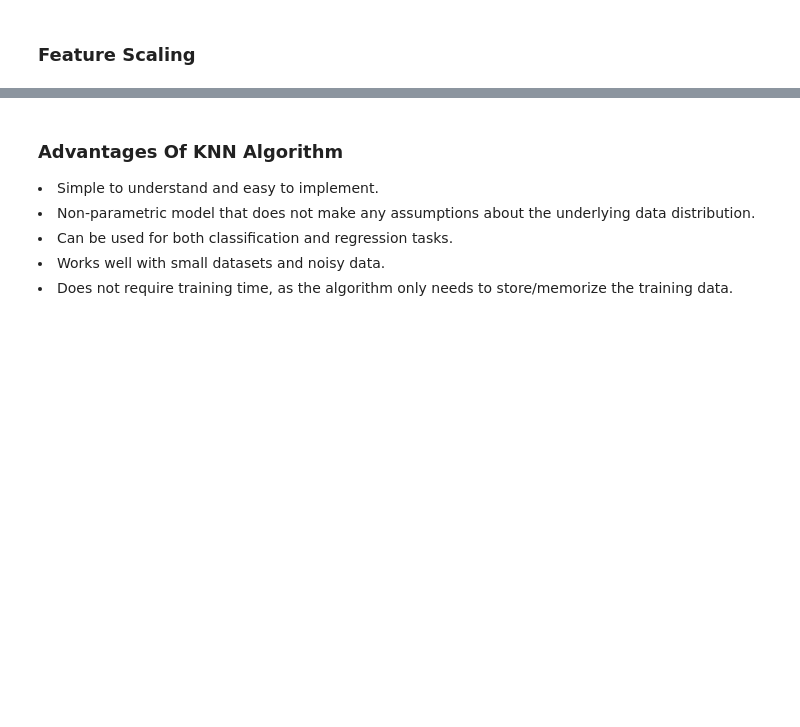
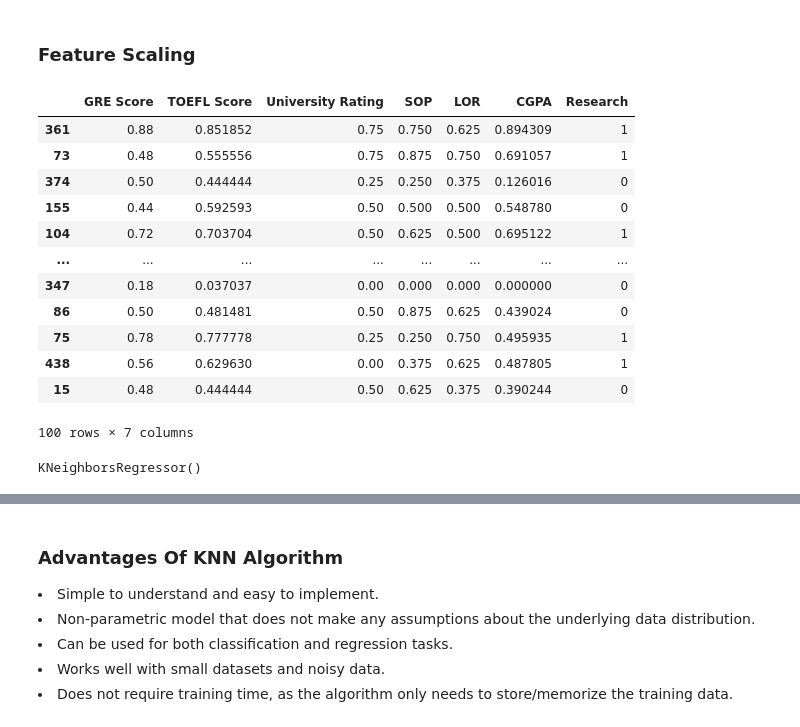
Before and after one commit to prabhat-123/Python_For_Data_Science, a Jupyter notebook: August_Lumbini_Course/notebooks/knn.ipynb, the cells around one changed output, grey strips where cells are left out. Cells and saved outputs as stored; diff of their text form; code cells hidden in the pictures; blank space fills up the shorter version.

```diff
--- a/August_Lumbini_Course/notebooks/knn.ipynb
+++ b/August_Lumbini_Course/notebooks/knn.ipynb
@@ -140,0 +326,22 @@ from sklearn.neighbors import KNeighborsClassifier
+# %%
+scaler = MinMaxScaler()
+X_train_scaled = X_train.copy()
+X_test_scaled = X_test.copy()
+X_train_scaled[list(X_train.columns)[:-1]] = scaler.fit_transform(X_train_scaled[list(X_train_scaled.columns)[:-1]])
+X_test_scaled[list(X_test_scaled.columns)[:-1]] = scaler.fit_transform(X_test_scaled[list(X_test_scaled.columns)[:-1]])
+# %%
+X_test_scaled
+# %% [output]
+|  | GRE Score | TOEFL Score | University Rating | SOP | LOR | CGPA | Research |
+| 361 | 0.88 | 0.851852 | 0.75 | 0.750 | 0.625 | 0.894309 | 1 |
+| 73 | 0.48 | 0.555556 | 0.75 | 0.875 | 0.750 | 0.691057 | 1 |
+| 374 | 0.50 | 0.444444 | 0.25 | 0.250 | 0.375 | 0.126016 | 0 |
+| 155 | 0.44 | 0.592593 | 0.50 | 0.500 | 0.500 | 0.548780 | 0 |
+| 104 | 0.72 | 0.703704 | 0.50 | 0.625 | 0.500 | 0.695122 | 1 |
+| ... | ... | ... | ... | ... | ... | ... | ... |
+| 347 | 0.18 | 0.037037 | 0.00 | 0.000 | 0.000 | 0.000000 | 0 |
+| 86 | 0.50 | 0.481481 | 0.50 | 0.875 | 0.625 | 0.439024 | 0 |
+| 75 | 0.78 | 0.777778 | 0.25 | 0.250 | 0.750 | 0.495935 | 1 |
+| 438 | 0.56 | 0.629630 | 0.00 | 0.375 | 0.625 | 0.487805 | 1 |
+| 15 | 0.48 | 0.444444 | 0.50 | 0.625 | 0.375 | 0.390244 | 0 |
+100 rows × 7 columns
@@ -140,0 +352,4 @@ from sklearn.neighbors import KNeighborsClassifier
+# %%
+knn.fit(X_train_scaled, y_train)
+# %% [output]
+KNeighborsRegressor()
```
Also changed, not shown: parts of 40 cells of this notebook, 1 other file.
